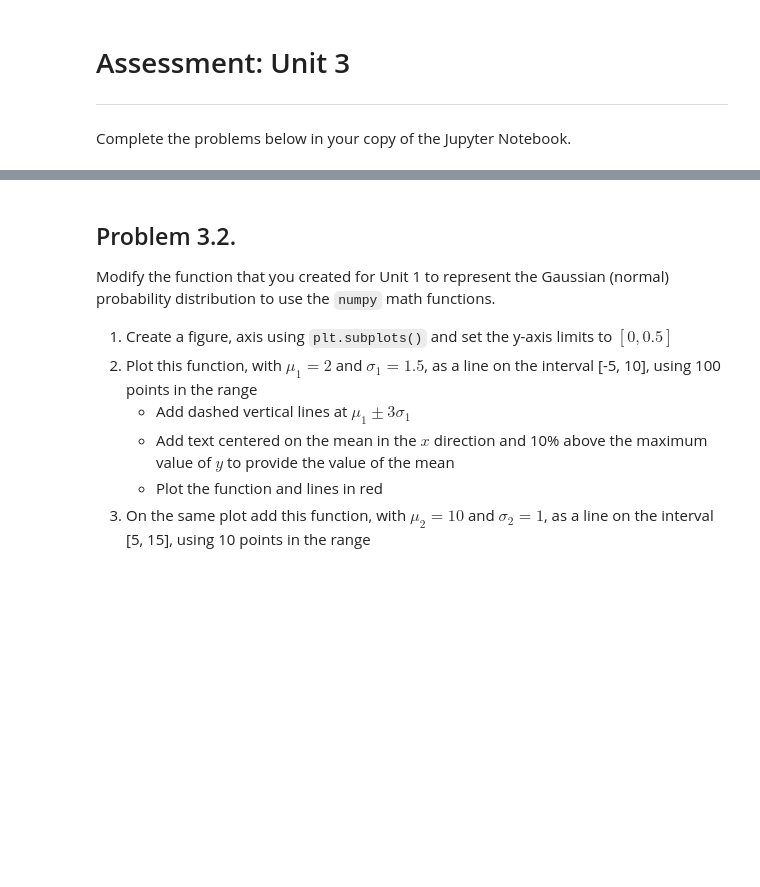
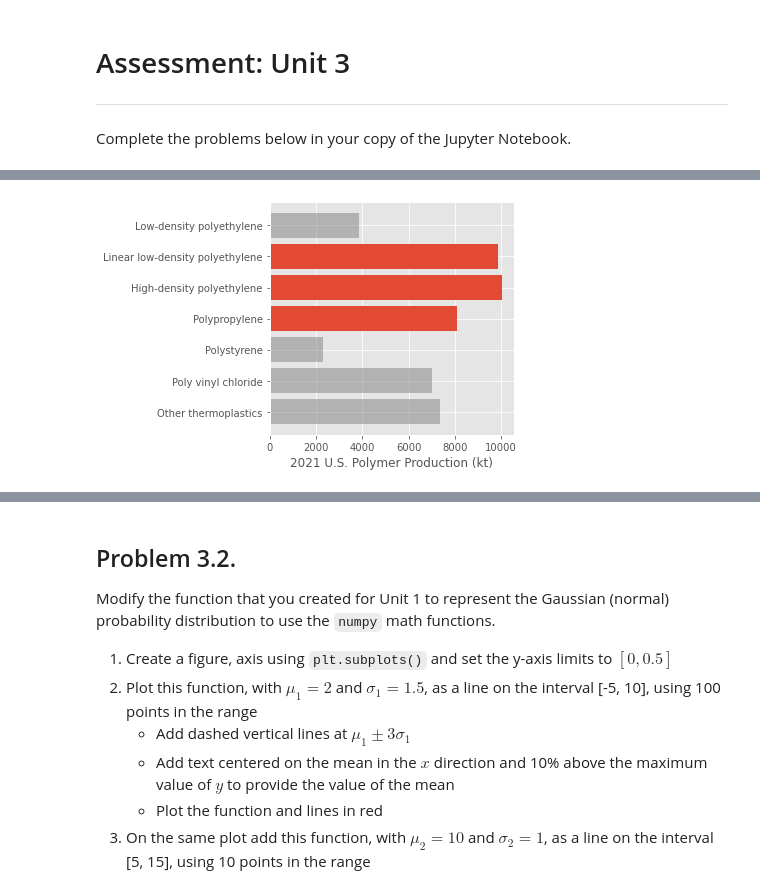
Before and after one commit to curtis-b/python-engineering-analytics, a Jupyter notebook: units/03-basic-plotting/unit03-solutions.ipynb, the cells around one changed output, grey strips where cells are left out. Cells and saved outputs as stored; diff of their text form; code cells hidden in the pictures; blank space fills up the shorter version.

Commit message:
update unit2-4 solutions and added data sets

```diff
--- a/units/03-basic-plotting/unit03-solutions.ipynb
+++ b/units/03-basic-plotting/unit03-solutions.ipynb
@@ -14,0 +19,9 @@ Complete the problems below in your copy of the Jupyter Notebook.
+# %%
+import pandas as pd
+import matplotlib.pyplot as plt
+
+plt.style.use('ggplot')
+
+# read the raw data, print out the head of the DataFrame to get the column names
+df_polymer = pd.read_csv('../../data/polymer_production.csv')
+df_polymer.head()
@@ -14,0 +35,25 @@ Complete the problems below in your copy of the Jupyter Notebook.
+# %%
+# create a new column for the converted units
+df_polymer['Production-kt'] = df_polymer['Production-MillionLbs'] / 2.2
+
+# sort by volume
+df_polymer = df_polymer.sort_values('Production-kt', ascending=False)
+
+# select top 3
+df_polymer_top3 = df_polymer.head(3)
+
+# plot the initial values
+fig, ax = plt.subplots()
+ax.barh(df_polymer.index, df_polymer['Production-kt'], tick_label=df_polymer['Polymer'], alpha=0.5, color='gray')
+ax.barh(df_polymer_top3.index, df_polymer_top3['Production-kt'])
+
+ax.invert_yaxis()
+
+ax.set_xlabel('2021 U.S. Polymer Production (kt)')
+
+# save files, use plt.tight_layout() force matplotlib to render the plot before saving
+plt.tight_layout()
+plt.savefig('../../output/problem3-1a.png', dpi=60)
+plt.savefig('../../output/problem3-1b.png', dpi=600)
+# %% [output]
+[figure, added]
```
Also changed, not shown: parts of 9 cells of this notebook, 9 other files.
